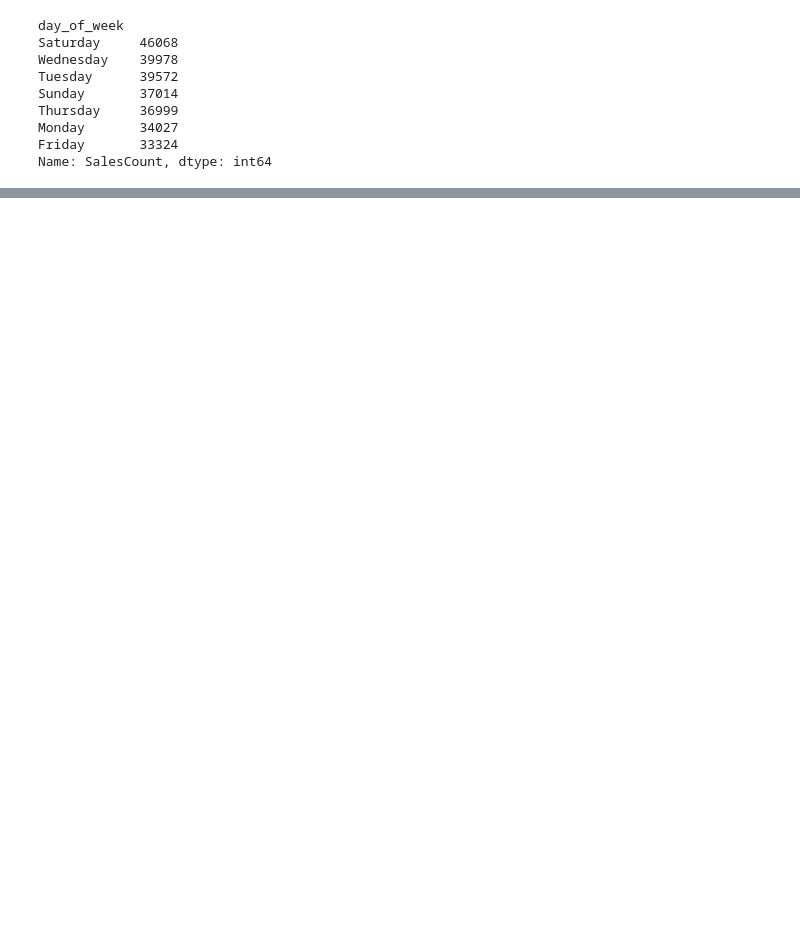
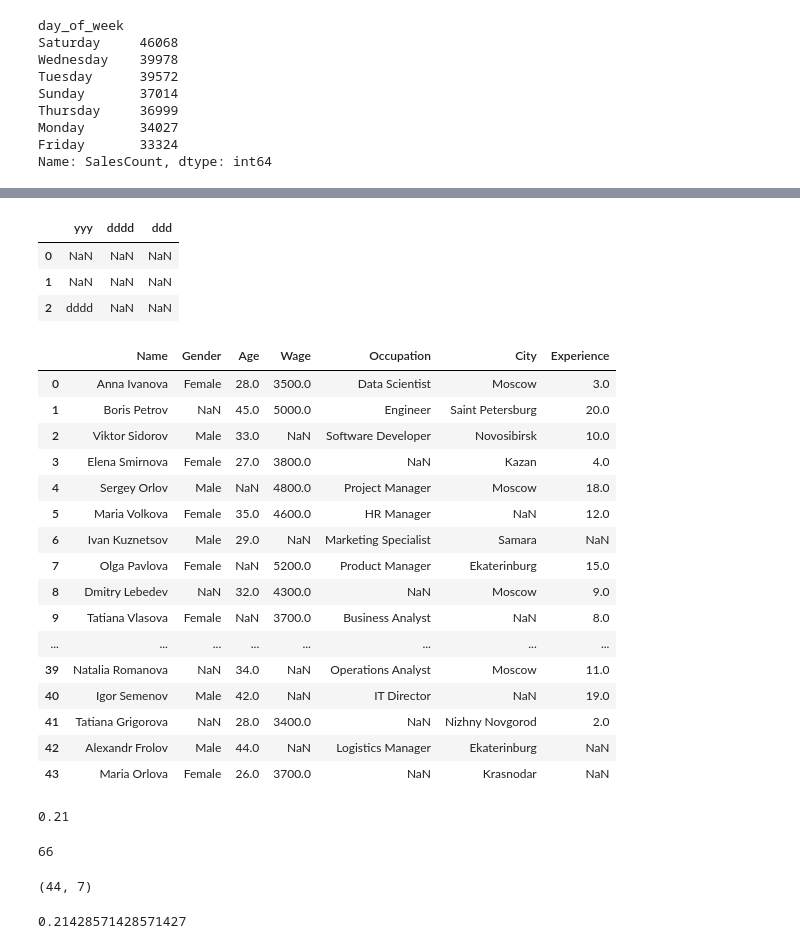
Before and after one commit to dimonpd/ml-courses-7bits, a Jupyter notebook: test.ipynb, the cells around one changed output, grey strips where cells are left out. Saved outputs shown, nothing was run; the diff lists cells and outputs as text; code cells hidden in the pictures; blank space fills up the shorter version.

```diff
--- a/test.ipynb
+++ b/test.ipynb
@@ -83,0 +112,47 @@ AttributeError: 'SeriesGroupBy' object has no attribute 'sort_values'
+# %%
+
+pd.read_excel('data.xlsx')
+# %% [output]
+|  | ууу | dddd | ddd |
+| 0 | NaN | NaN | NaN |
+| 1 | NaN | NaN | NaN |
+| 2 | dddd | NaN | NaN |
+# %%
+df = pd.read_csv('https://drive.google.com/uc?export=download&id=1HIjPFp64E3uR_RxMFUJRXodmKCbOESIY', sep=';')
+# %%
+df
+# %% [output]
+|  | Name | Gender | Age | Wage | Occupation | City | Experience |
+| 0 | Anna Ivanova | Female | 28.0 | 3500.0 | Data Scientist | Moscow | 3.0 |
+| 1 | Boris Petrov | NaN | 45.0 | 5000.0 | Engineer | Saint Petersburg | 20.0 |
+| 2 | Viktor Sidorov | Male | 33.0 | NaN | Software Developer | Novosibirsk | 10.0 |
+| 3 | Elena Smirnova | Female | 27.0 | 3800.0 | NaN | Kazan | 4.0 |
+| 4 | Sergey Orlov | Male | NaN | 4800.0 | Project Manager | Moscow | 18.0 |
+| 5 | Maria Volkova | Female | 35.0 | 4600.0 | HR Manager | NaN | 12.0 |
+| 6 | Ivan Kuznetsov | Male | 29.0 | NaN | Marketing Specialist | Samara | NaN |
+| 7 | Olga Pavlova | Female | NaN | 5200.0 | Product Manager | Ekaterinburg | 15.0 |
+| 8 | Dmitry Lebedev | NaN | 32.0 | 4300.0 | NaN | Moscow | 9.0 |
+| 9 | Tatiana Vlasova | Female | NaN | 3700.0 | Business Analyst | NaN | 8.0 |
+| ... | ... | ... | ... | ... | ... | ... | ... |
+| 39 | Natalia Romanova | NaN | 34.0 | NaN | Operations Analyst | Moscow | 11.0 |
+| 40 | Igor Semenov | Male | 42.0 | NaN | IT Director | NaN | 19.0 |
+| 41 | Tatiana Grigorova | NaN | 28.0 | 3400.0 | NaN | Nizhny Novgorod | 2.0 |
+| 42 | Alexandr Frolov | Male | 44.0 | NaN | Logistics Manager | Ekaterinburg | NaN |
+| 43 | Maria Orlova | Female | 26.0 | 3700.0 | NaN | Krasnodar | NaN |
+# %%
+missing_proportion = df.isna().sum().sum() / (df.shape[0] * df.shape[1])
+round(missing_proportion, 2)
+# %% [output]
+0.21
+# %%
+df.isnull().sum().sum()
+# %% [output]
+66
+# %%
+df.shape
+# %% [output]
+(44, 7)
+# %%
+66 / (44*7)
+# %% [output]
+0.21428571428571427
```
Also changed, not shown: parts of 6 cells of this notebook, 1 other file.
